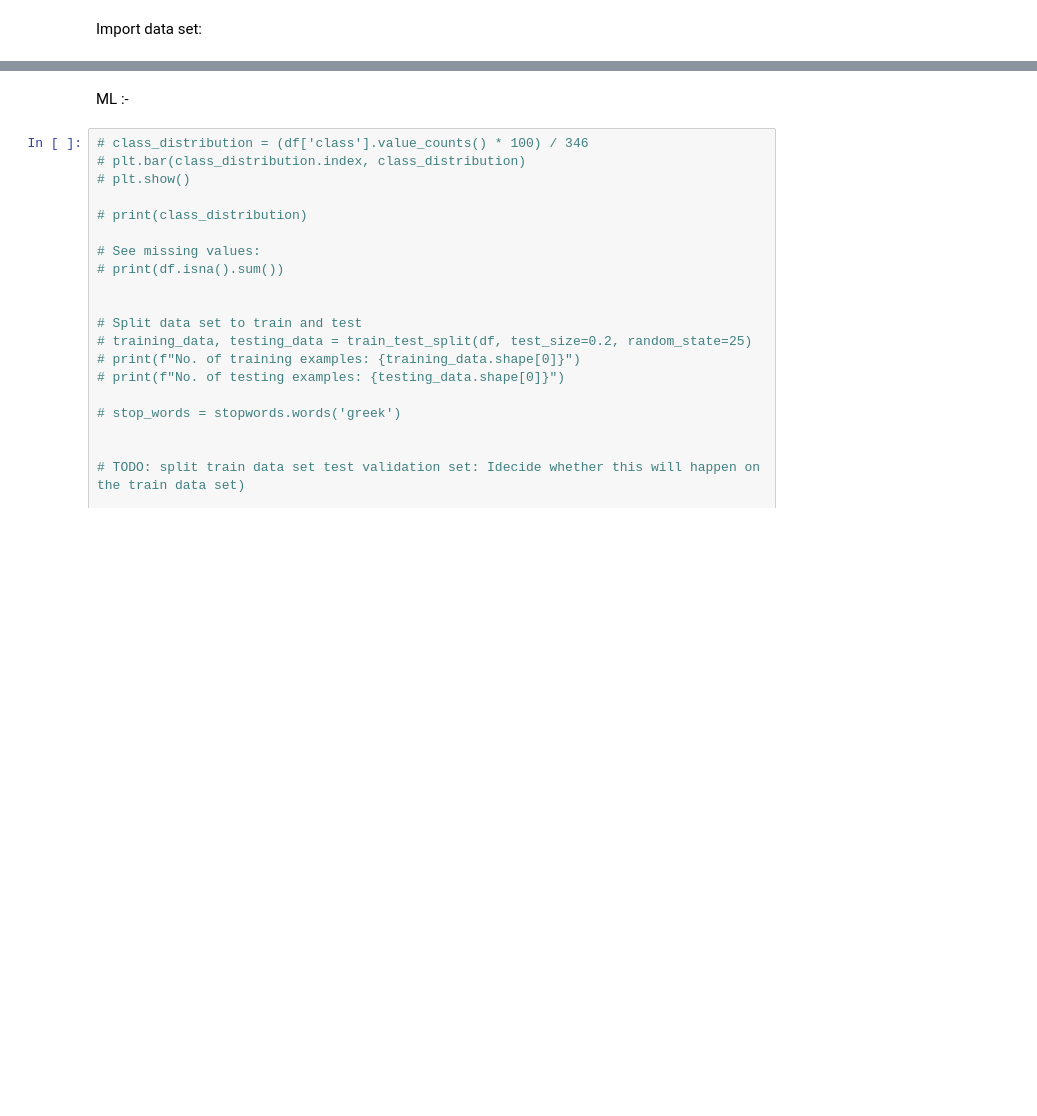
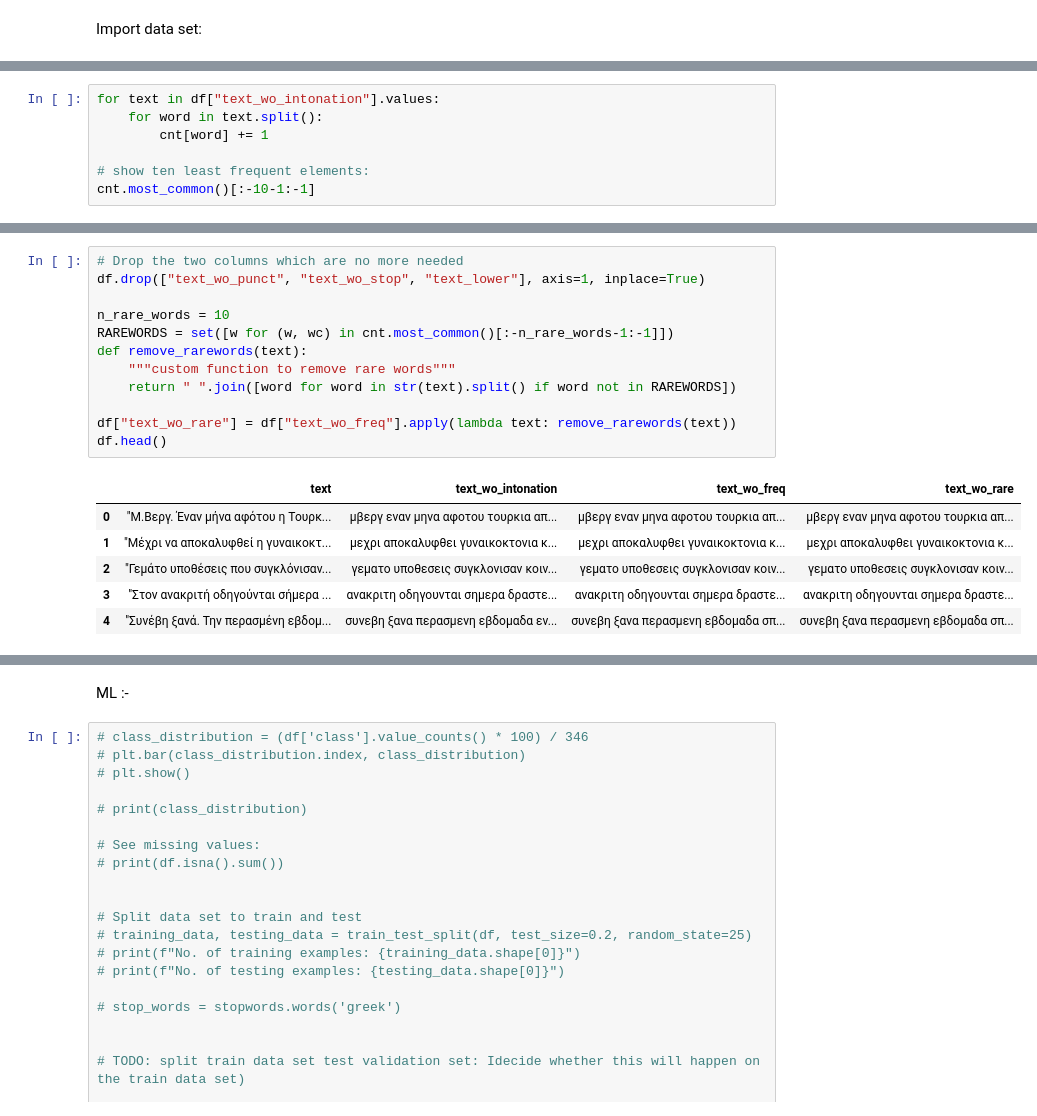
Before and after one commit to openlabathens/article-classification, a Jupyter notebook: article_classification.ipynb, the cells around one changed output, grey strips where cells are left out. Cells and saved outputs as stored; diff of their text form; blank space fills up the shorter version.

```diff
--- a/article_classification.ipynb
+++ b/article_classification.ipynb
@@ -89,0 +176,7 @@ print(df.head())
+# %%
+for text in df["text_wo_intonation"].values:
+    for word in text.split():
+        cnt[word] += 1
+
+# show ten least frequent elements:
+cnt.most_common()[:-10-1:-1]
@@ -89,0 +194,19 @@ print(df.head())
+# %%
+# Drop the two columns which are no more needed
+df.drop(["text_wo_punct", "text_wo_stop", "text_lower"], axis=1, inplace=True)
+
+n_rare_words = 10
+RAREWORDS = set([w for (w, wc) in cnt.most_common()[:-n_rare_words-1:-1]])
+def remove_rarewords(text):
+    """custom function to remove rare words"""
+    return " ".join([word for word in str(text).split() if word not in RAREWORDS])
+
+df["text_wo_rare"] = df["text_wo_freq"].apply(lambda text: remove_rarewords(text))
+df.head()
+# %% [output]
+|  | text | text_wo_intonation | text_wo_freq | text_wo_rare |
+| 0 | "Μ.Βεργ. Έναν μήνα αφότου η Τουρκ... | μβεργ εναν μηνα αφοτου τουρκια απ... | μβεργ εναν μηνα αφοτου τουρκια απ... | μβεργ εναν μηνα αφοτου τουρκια απ... |
+| 1 | "Μέχρι να αποκαλυφθεί η γυναικοκτ... | μεχρι αποκαλυφθει γυναικοκτονια κ... | μεχρι αποκαλυφθει γυναικοκτονια κ... | μεχρι αποκαλυφθει γυναικοκτονια κ... |
+| 2 | "Γεμάτο υποθέσεις που συγκλόνισαν... | γεματο υποθεσεις συγκλονισαν κοιν... | γεματο υποθεσεις συγκλονισαν κοιν... | γεματο υποθεσεις συγκλονισαν κοιν... |
+| 3 | "Στον ανακριτή οδηγούνται σήμερα ... | ανακριτη οδηγουνται σημερα δραστε... | ανακριτη οδηγουνται σημερα δραστε... | ανακριτη οδηγουνται σημερα δραστε... |
+| 4 | "Συνέβη ξανά. Την περασμένη εβδομ... | συνεβη ξανα περασμενη εβδομαδα εν... | συνεβη ξανα περασμενη εβδομαδα σπ... | συνεβη ξανα περασμενη εβδομαδα σπ... |
```
Also changed, not shown: parts of 24 cells of this notebook.
